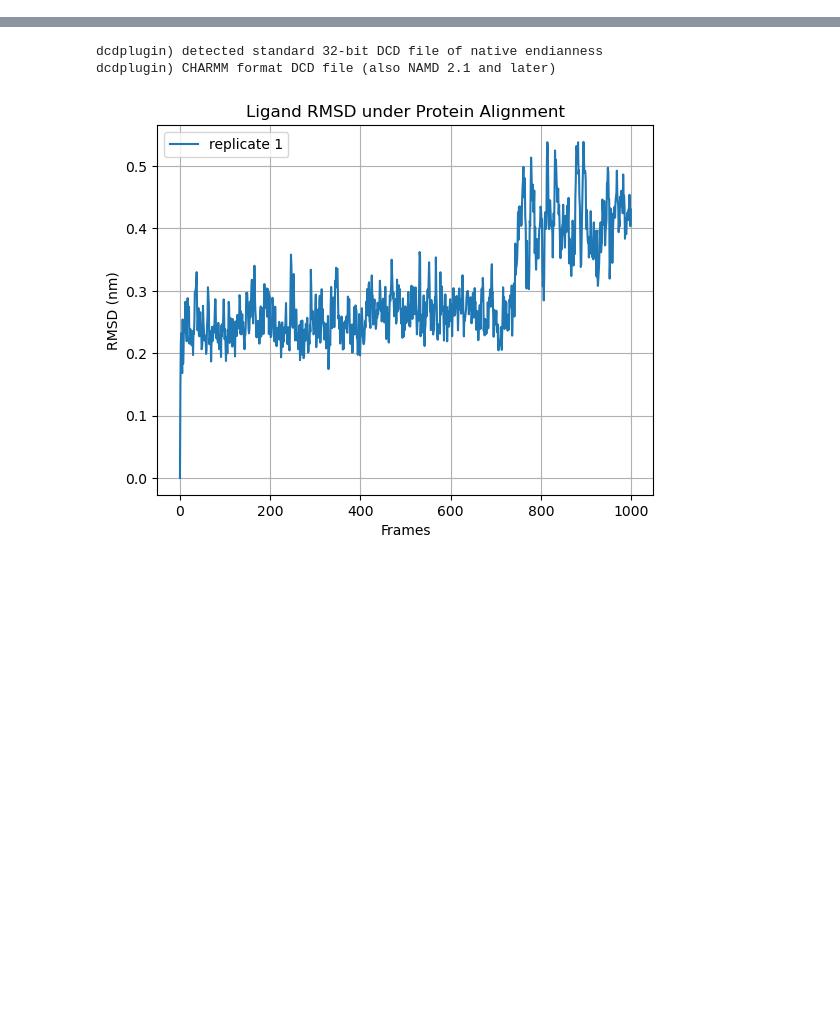
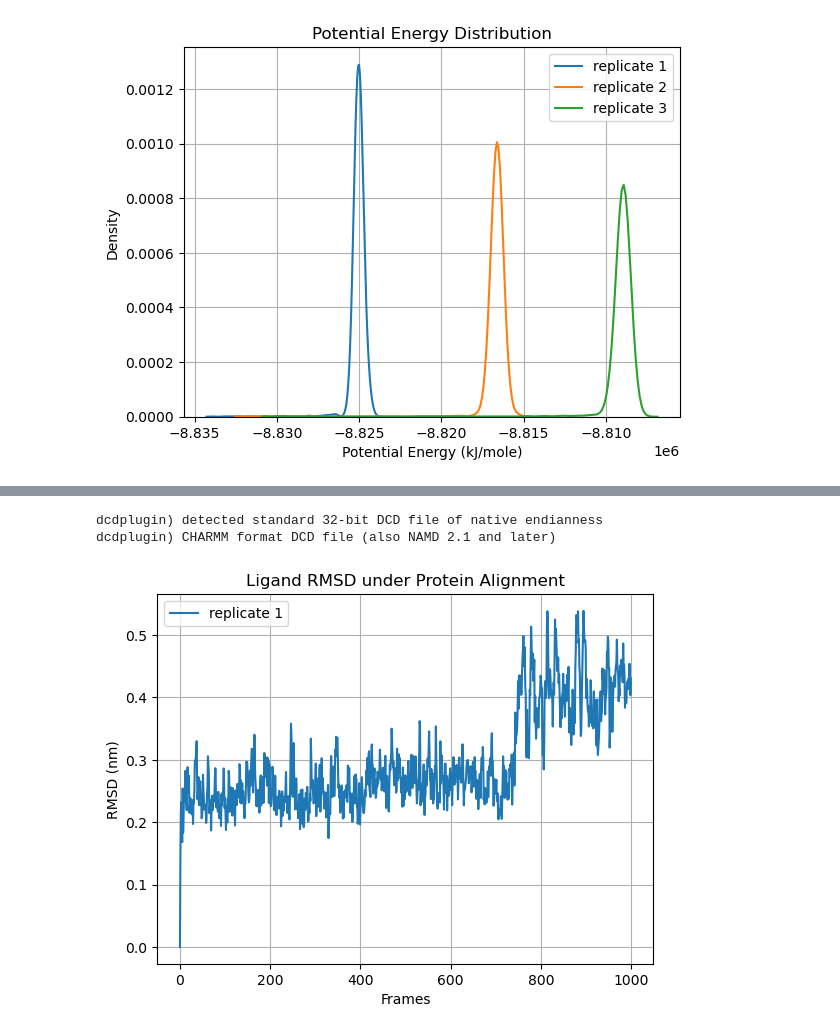
Before and after one commit to HaoLan-compchem/blog_03_12_2025, a Jupyter notebook: ligand_only/analysis.ipynb, the cells around one changed output, grey strips where cells are left out. Drawn from its saved outputs; the diff is of its cells as text; code cells hidden in the pictures; blank space fills up the shorter version.

Commit message:
NNP potential energy problem

```diff
--- a/ligand_only/analysis.ipynb
+++ b/ligand_only/analysis.ipynb
@@ -33,12 +33,12 @@ def plot_potential_energy(md_platform, state_file_list, plot_type, window):
             plt.xlabel('Frames')
             plt.ylabel('Potential Energy (kJ/mole)')
             plt.title(f'Potential Energy Over Time (Window = {window} frames)')
-            plt.ylim(np.mean(energy) - 5*np.std(energy), np.mean(energy) + 5*np.std(energy))
+            #plt.ylim(np.mean(energy) - 5*np.std(energy), np.mean(energy) + 5*np.std(energy))
         elif plot_type == 'hist':
             sns.kdeplot(avg_energy, label=labels[-1])
             plt.xlabel('Potential Energy (kJ/mole)')
             plt.title('Potential Energy Distribution')
-            plt.xlim(np.mean(energy) - 5*np.std(energy), np.mean(energy) + 5*np.std(energy))
+            #plt.xlim(np.mean(energy) - 5*np.std(energy), np.mean(energy) + 5*np.std(energy))
     plt.grid(True)
     plt.legend()
     plt.show()
@@ -56,0 +90,7 @@ plot_potential_energy('openmm', ['classic/classic_MACEsmall/data.csv'], 'line',
+# %%
+plot_potential_energy('openmm', ['classic/classic_ANI2x_longtime/data.csv',
+                                 'classic/classic_ANI2x_longtime_400K/data.csv',
+                                 'classic/classic_ANI2x_longtime_500K/data.csv'
+                                 ], 'hist', 1)
+# %% [output]
+[figure, added]
```
Also changed, not shown: parts of 5 cells of this notebook, 15 other files.
